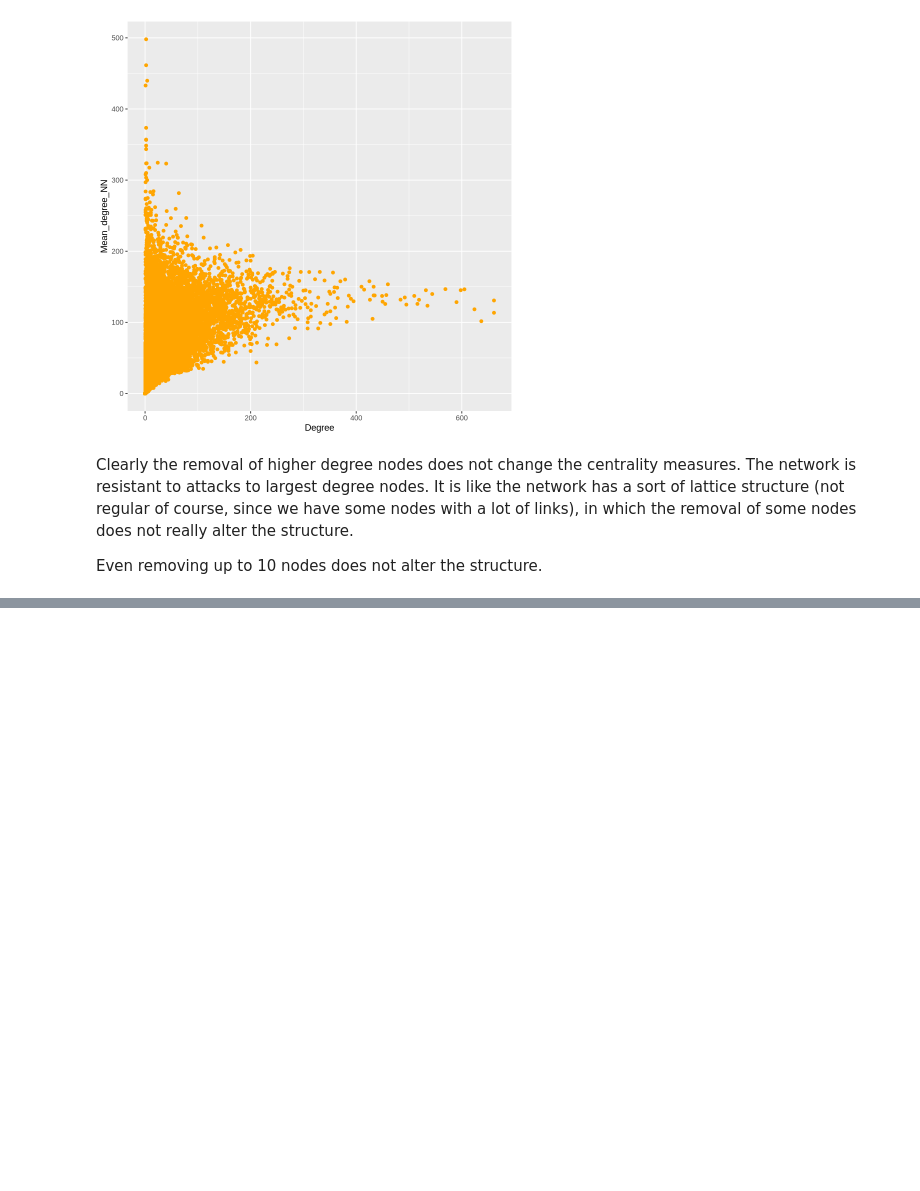
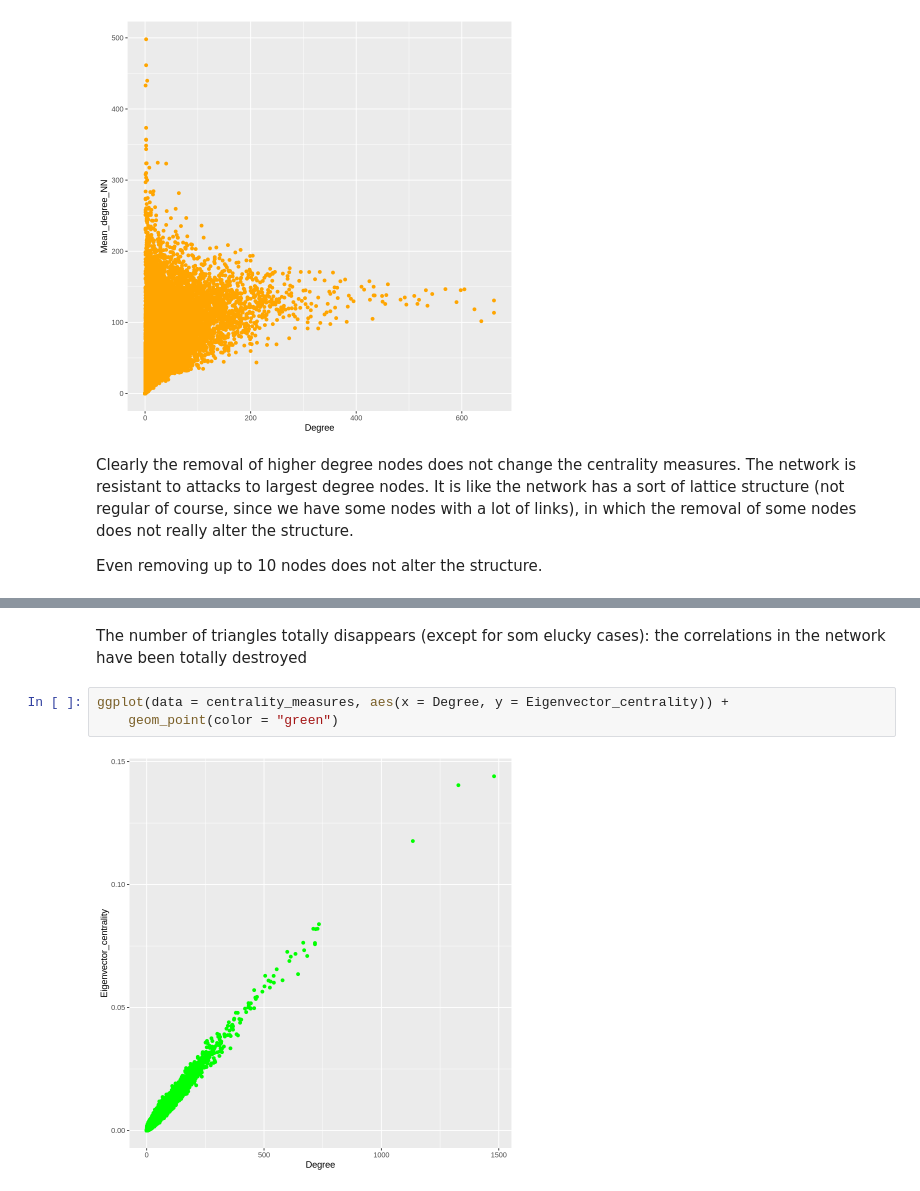
Before and after one commit to riccardo03-maker/Abstract_network, a Jupyter notebook: plots.ipynb, the cells around one changed output, grey strips where cells are left out. Cells and saved outputs as stored; diff of their text form; blank space fills up the shorter version.

```diff
--- a/plots.ipynb
+++ b/plots.ipynb
@@ -367,0 +412,7 @@ Even removing up to 10 nodes does not alter the structure.
+# %% [markdown]
+The number of triangles totally disappears (except for som elucky cases): the correlations in the network have been totally destroyed
+# %%
+ggplot(data = centrality_measures, aes(x = Degree, y = Eigenvector_centrality)) +
+    geom_point(color = "green")
+# %% [output]
+[figure, added]
```
Also changed, not shown: parts of 10 cells of this notebook, 5 other files.
